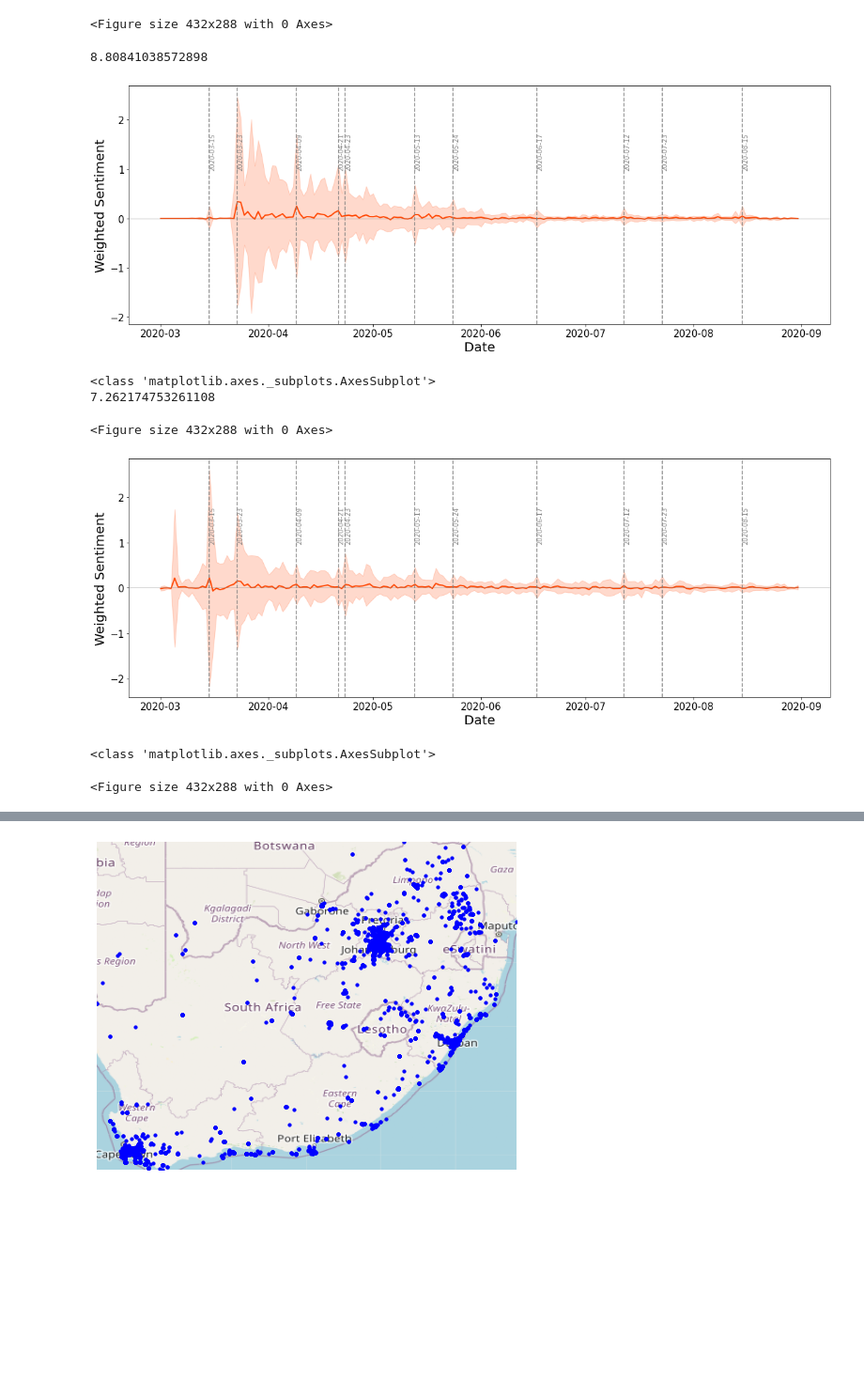
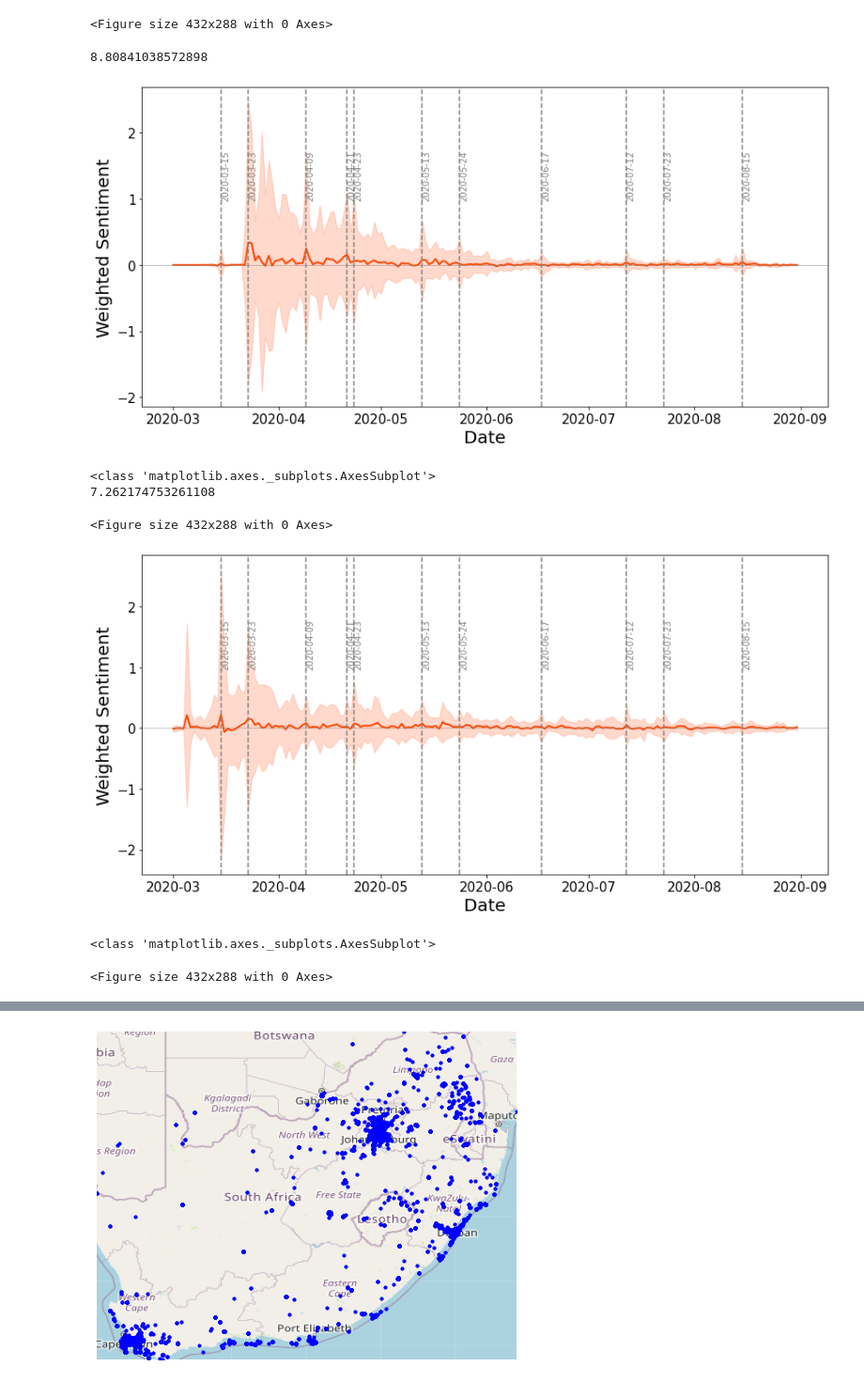
Before and after one commit to tomashege/research_project, a Jupyter notebook: Tomas/notebooks/tweet_analysis.ipynb, the cells around one changed output, grey strips where cells are left out. Shown at 94% size. Cells and saved outputs as stored; diff of their text form; code cells hidden in the pictures; blank space fills up the shorter version.

```diff
--- a/Tomas/notebooks/tweet_analysis.ipynb
+++ b/Tomas/notebooks/tweet_analysis.ipynb
@@ -465,7 +465,7 @@ def hashtags_to_find(hashtag_list):
 #     print(sent_combined[sent_combined['weighted'] > 1])
     sent_combined['weighted'] = sent_combined['senti_values'] * (sent_combined['count'] / sum(sent_combined['count']) * 100)
     print(sum(sent_combined['weighted']))
-    plt.figure(figsize=(16, 6))
+    plt.figure(figsize=(12, 6))
     p = sns.lineplot(data=sent_combined.rename(columns={"weighted": "Weighted","date":"Date"}),
                      x='Date',
                      y='Weighted',
@@ -485,38 +485,38 @@ def hashtags_to_find(hashtag_list):
     '2020-05-13',
     '2020-05-24',
     '2020-06-17',
     '2020-07-12',
     '2020-07-23',
     '2020-08-15']
 
     for i in pres_speaks_dates:
         plt.axvline(i, c='grey', ls = "--")
         plt.text(i,1,i,rotation=90, c = "grey")
 #     sns.lineplot(x='Date',
 #                  y='Polarity',
 #                  hue='Key',
 #                  data=pd.melt(display_df_average,
 #                               ['date']).rename(columns={"value": "Polarity","variable":"Key", "date":"Date"})).set_title("The Sentiment for of Topic: "+key_word).get_figure().autofmt_xdate()
     plt.tight_layout()
     plt.savefig("/Users/tomashegewisch/research_project/Tomas/charts/combined_hastag_sentiment/hastag_Sentiment_"+str(hashtag_list)+"_combined.png", dpi=300)
     plt.show()
     plt.clf()
 
     print(type(p))
 
 # hashtags_to_find
 #covid19, covid_19, covid19sa, coronavirussa
 #lockdown, lockdownsa, lockdownsouthafrica
 hashtags_to_find(['lockdown', 'lockdownsa', 'lockdownsouthafrica'])
 hashtags_to_find(['covid19', 'covid_19', 'covid19sa', 'coronavirussa'])
 #tweets[subset_hashtags(['covid19'])]
 # %% [output]
 8.80841038572898
-[figure, old version]
+[figure, new version]
 <class 'matplotlib.axes._subplots.AxesSubplot'>
 7.262174753261108
 <Figure size 432x288 with 0 Axes>
-[figure, old version]
+[figure, new version]
 <class 'matplotlib.axes._subplots.AxesSubplot'>
 <Figure size 432x288 with 0 Axes>
 # %%
```
Also changed, not shown: parts of 4 cells of this notebook, 3 other files.
